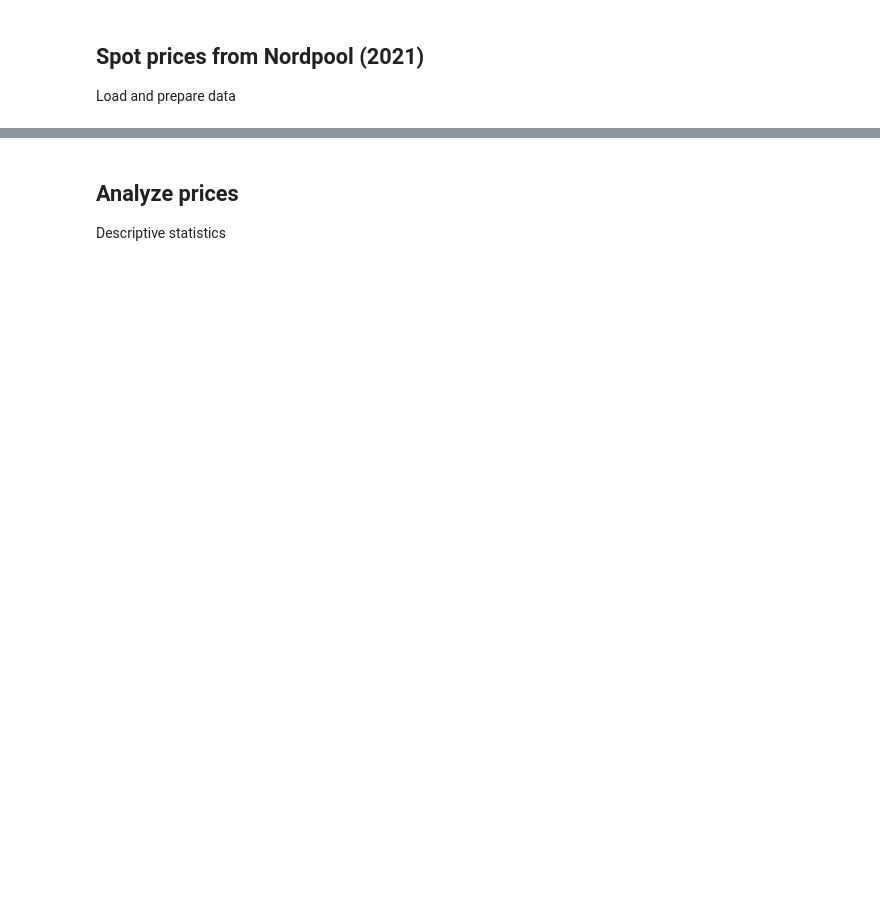
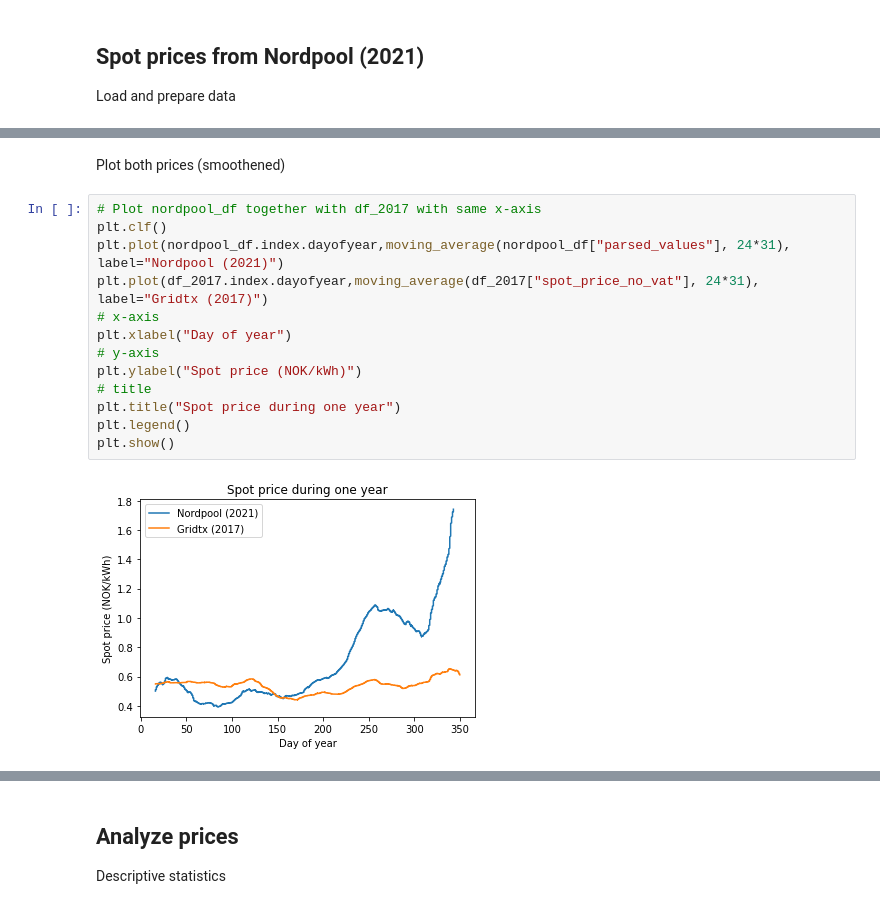
Before and after one commit to 4ug-aug/Otovo-OptimalControl, a Jupyter notebook: spot_price_lookup.ipynb, the cells around one changed output, grey strips where cells are left out. Drawn from its saved outputs; the diff is of its cells as text; blank space fills up the shorter version.

```diff
--- a/spot_price_lookup.ipynb
+++ b/spot_price_lookup.ipynb
@@ -199,0 +135,17 @@ with open('data/hour_lookup_price_oslo_2021_houravg_dict.json', 'w') as fp:
+# %% [markdown]
+Plot both prices (smoothened)
+# %%
+# Plot nordpool_df together with df_2017 with same x-axis
+plt.clf()
+plt.plot(nordpool_df.index.dayofyear,moving_average(nordpool_df["parsed_values"], 24*31), label="Nordpool (2021)")
+plt.plot(df_2017.index.dayofyear,moving_average(df_2017["spot_price_no_vat"], 24*31), label="Gridtx (2017)")
+# x-axis
+plt.xlabel("Day of year")
+# y-axis
+plt.ylabel("Spot price (NOK/kWh)")
+# title
+plt.title("Spot price during one year")
+plt.legend()
+plt.show()
+# %% [output]
+[figure, added]
```
Also changed, not shown: parts of 28 cells of this notebook.
